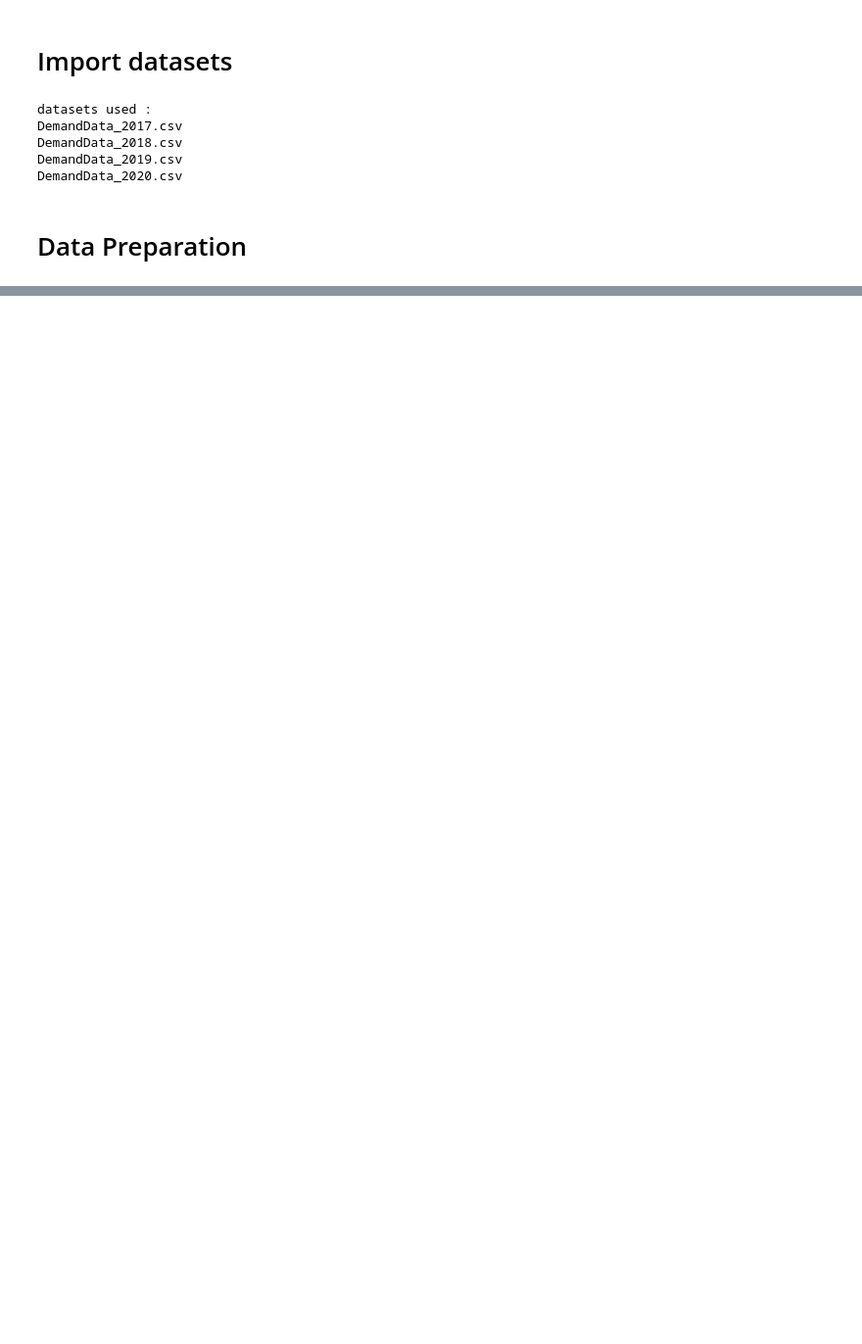
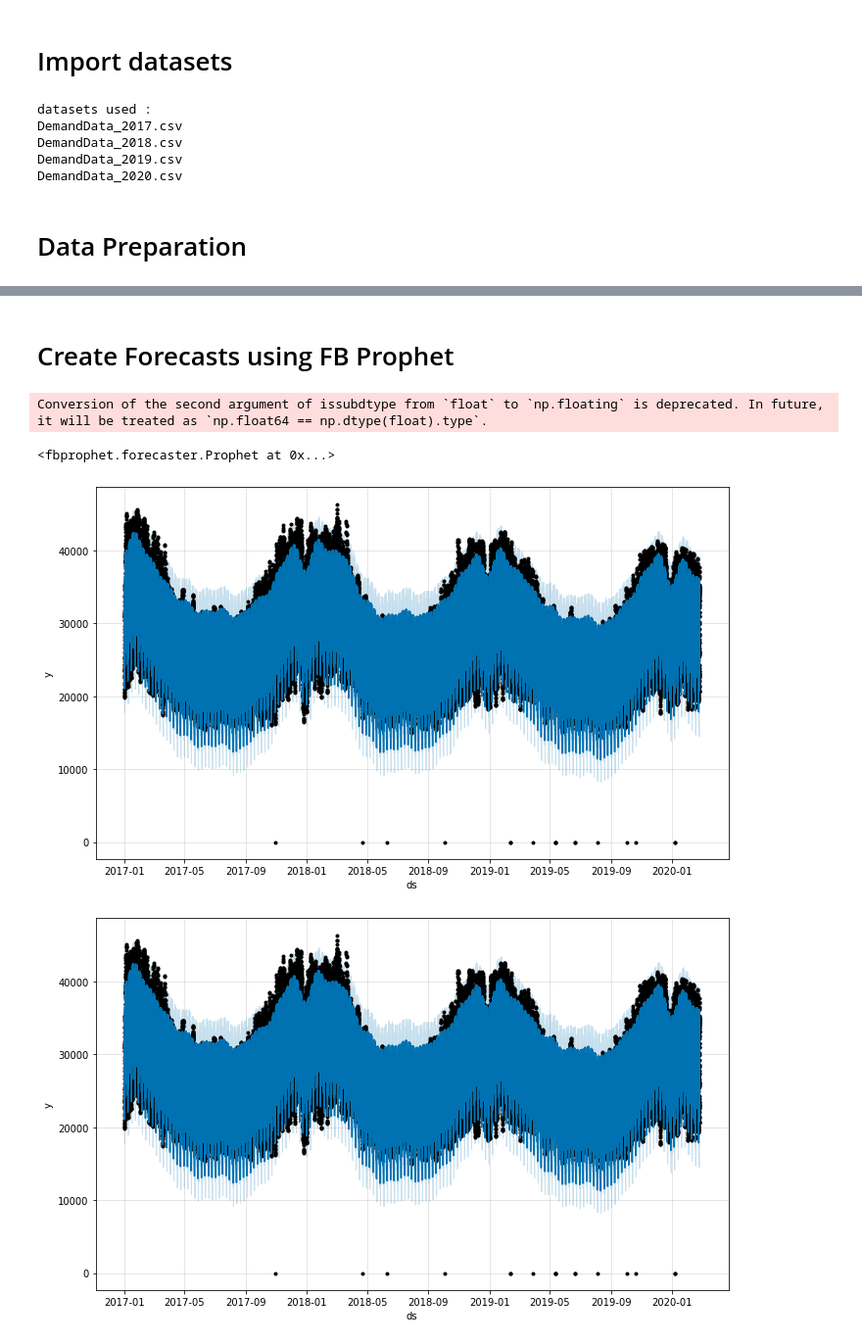
Before and after one commit to AndrewWalker251/energy_forecasting, a Jupyter notebook: Energy Forecast Exploration.ipynb, the cells around one changed output, grey strips where cells are left out. Shown: that part at 98% size. Cells and saved outputs as stored; diff of their text form; code cells hidden in the pictures; blank space fills up the shorter version.

Commit message:
Basic Facebook Prophet implementation added
to forecast an half hourly energy demand for england and wales added fbprophet default implementation.

```diff
--- a/Energy Forecast Exploration.ipynb
+++ b/Energy Forecast Exploration.ipynb
@@ -85,0 +60,4 @@ plt.plot(df['SETTLEMENT_DATE'], df['EMBEDDED_WIND_GENERATION'])
+# %%
+df_train = df_train.rename(columns= {'SETTLEMENT_DATE':'ds','ENGLAND_WALES_DEMAND':'y'})
+# %% [markdown]
+# Create Forecasts using FB Prophet
@@ -85,0 +66,14 @@ plt.plot(df['SETTLEMENT_DATE'], df['EMBEDDED_WIND_GENERATION'])
+# %%
+m = Prophet()
+# %%
+m.fit(df_train)
+# %% [output]
+Conversion of the second argument of issubdtype from `float` to `np.floating` is deprecated. In future, it will be treated as `np.float64 == np.dtype(float).type`.
+<fbprophet.forecaster.Prophet at 0x...>
+# %%
+forecast = m.predict(df_train)
+# %%
+m.plot(forecast)
+# %% [output]
+[figure, added]
+[figure, added]
```
Also changed, not shown: parts of 9 cells of this notebook.
